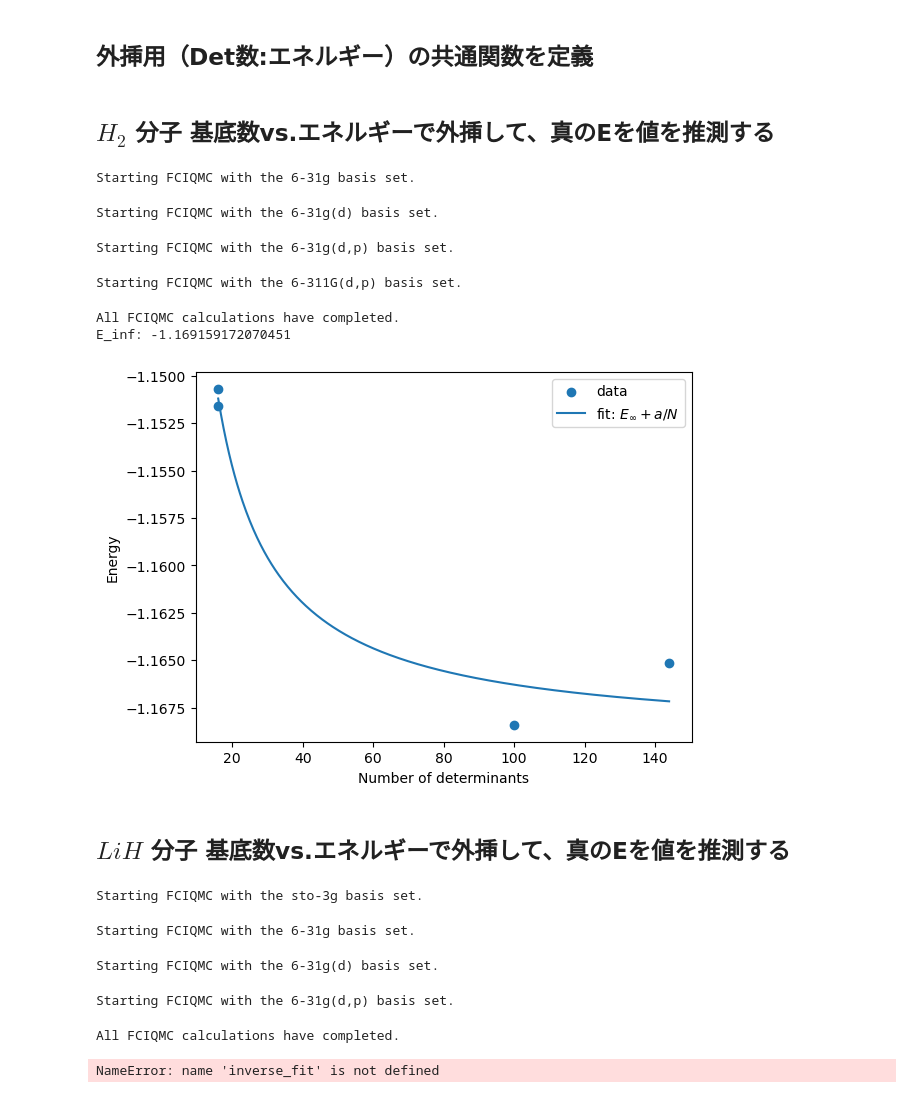
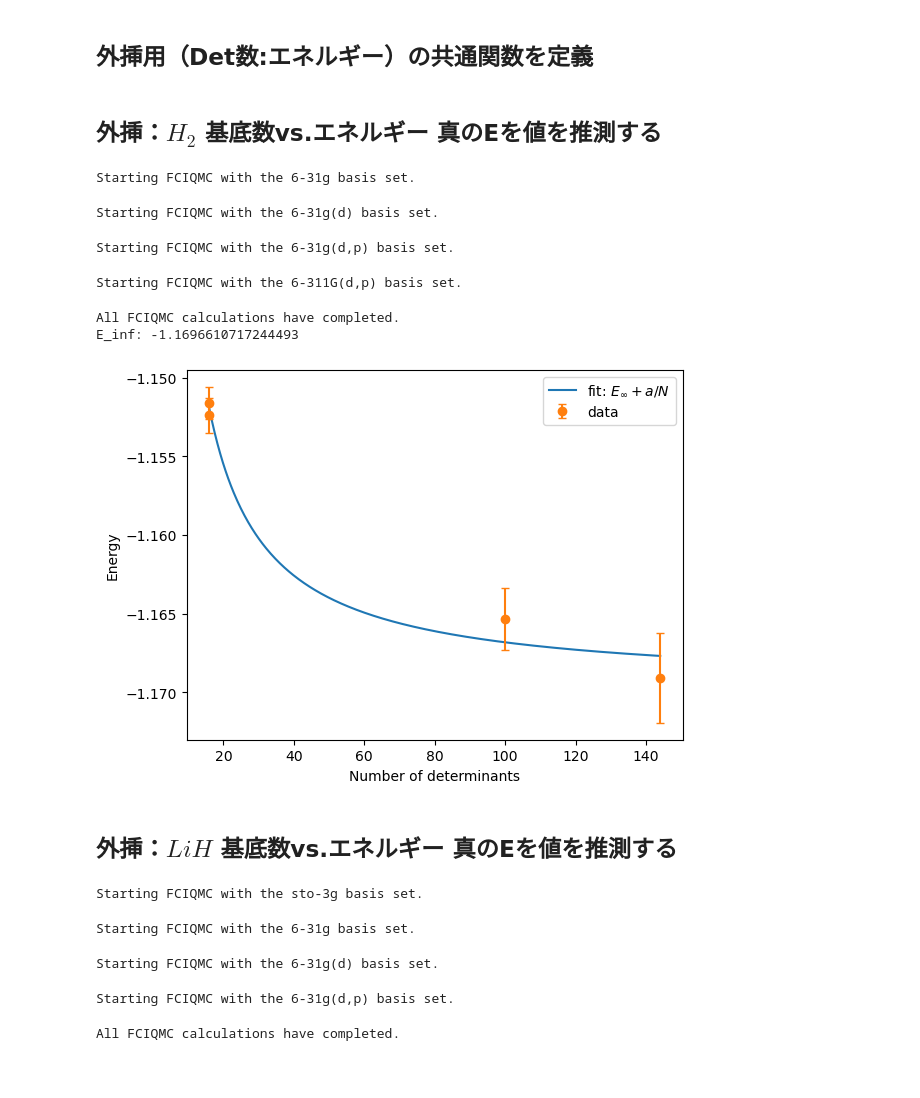
Before and after one commit to harada4atsushi/SeniorThesis, a Jupyter notebook: FCIQMC.ipynb, the cells around one changed output. Drawn from its saved outputs; the diff is of its cells as text; code cells hidden in the pictures; blank space fills up the shorter version.

```diff
--- a/FCIQMC.ipynb
+++ b/FCIQMC.ipynb
@@ -676,7 +676,7 @@ mol = gto.M(
     verbose=0
 )
 E_est, E_sd, E_fci, E_HF, avg_shift, hist_population, hist_shift, hist_energy = \
-    FCIQMC(mol, shift=0.7, n_steps=20000, n_prod=10000, step_starting_shift_upd=10000)
+    FCIQMC(mol, shift=0.7, n_steps=40000, n_prod=15000, step_starting_shift_upd=15000)
 
 # 結果を出力
 print("-" * 30)
@@ -929,18 +932,19 @@ def inverse_fit(N_det, E):
     fn = lambda N_det: a/N_det + E_inf
     return a, E_inf, fn
 
-def plot_extrapolation_to_inf_det(N_det, E, fn):
+def plot_extrapolation_to_inf_det(N_det, E, E_sd, fn):
     N_det_fit = np.linspace(N_det.min(), N_det.max(), 500)
     E_fit = fn(N_det_fit)
 
-    plt.scatter(N_det, E, label="data")
+    # plt.scatter(N_det, E, label="data")
     plt.plot(N_det_fit, E_fit, label=r"fit: $E_\infty + a/N$")
+    plt.errorbar(N_det, E, yerr=sd, fmt='o', capsize=3, label=r"$E_{est}$")
     plt.xlabel("Number of determinants")
     plt.ylabel("Energy")
     plt.legend()
     plt.show()
 # %% [markdown]
-## ${H_2}$ 分子 基底数vs.エネルギーで外挿して、真のEを値を推測する
+## 外挿：${H_2}$ 基底数vs.エネルギー 真のEを値を推測する
 # %%
 from pyscf import gto
 
@@ -951,40 +955,40 @@ mol_4 = gto.M(atom='H 0 0 0; H 0 0 0.74', basis='6-31g(d,p)', verbose=0)
 mol_5 = gto.M(atom='H 0 0 0; H 0 0 0.74', basis='6-311G(d,p)', verbose=0)
 mols = [mol_2, mol_3, mol_4, mol_5]
 
-n_steps = 20000
+n_steps = 40000
 E = []
 sd = []
 N_det = np.zeros(len(mols))
 
 for i, mol in enumerate(mols):
     print(f"Starting FCIQMC with the {mol.basis} basis set.")
 
     # determinantの数だけ欲しいが、molからは得られなかったので、
     # 冗長ではあるが、FCI Hamiltonianを生成して、行列の次元数を参照する
     H_mat, _, _ = build_hamiltonian(mol)
 
     E_est, E_sd, E_fci, E_HF, avg_shift, hist_population, hist_shift, hist_energy = \
         FCIQMC(mol, shift=0.7, init_n_walker=3, n_steps=n_steps, n_prod=n_steps//4, step_starting_shift_upd=n_steps//4, debug=False)
     E.append(E_est)
     sd.append(E_sd)
     N_det[i] = H_mat.shape[0]
 
 print("All FCIQMC calculations have completed.")
 
 _, E_inf, fn = inverse_fit(N_det, E)
 print(f"E_inf: {E_inf}")
 
-plot_extrapolation_to_inf_det(N_det, E, fn)
+plot_extrapolation_to_inf_det(N_det, E, sd, fn)
 # %% [output]
 Starting FCIQMC with the 6-31g basis set.
 Starting FCIQMC with the 6-31g(d) basis set.
 Starting FCIQMC with the 6-31g(d,p) basis set.
 Starting FCIQMC with the 6-311G(d,p) basis set.
 All FCIQMC calculations have completed.
-E_inf: -1.169159172070451
+E_inf: -1.1696610717244493
-[figure, old version]
+[figure, new version]
 # %% [markdown]
-## ${LiH}$ 分子 基底数vs.エネルギーで外挿して、真のEを値を推測する
+## 外挿：${LiH}$ 基底数vs.エネルギー 真のEを値を推測する
 # %%
 from pyscf import gto
 
@@ -1019,7 +1023,6 @@ Starting FCIQMC with the 6-31g basis set.
 Starting FCIQMC with the 6-31g(d) basis set.
 Starting FCIQMC with the 6-31g(d,p) basis set.
 All FCIQMC calculations have completed.
-NameError: name 'inverse_fit' is not defined
 # %%
 _, E_inf, fn = inverse_fit(N_det, E)
 
```
Also changed, not shown: parts of 3 cells of this notebook.
